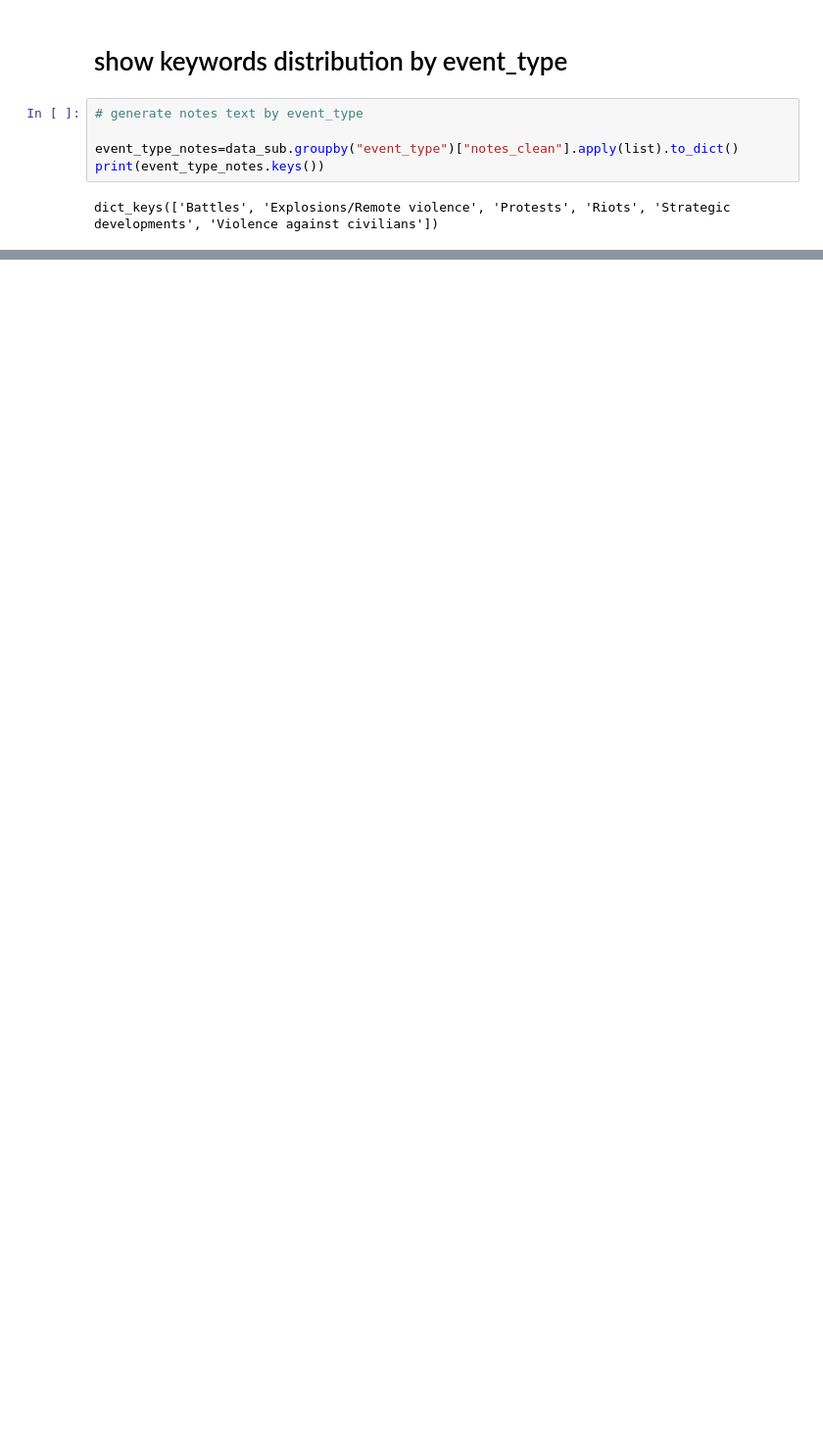
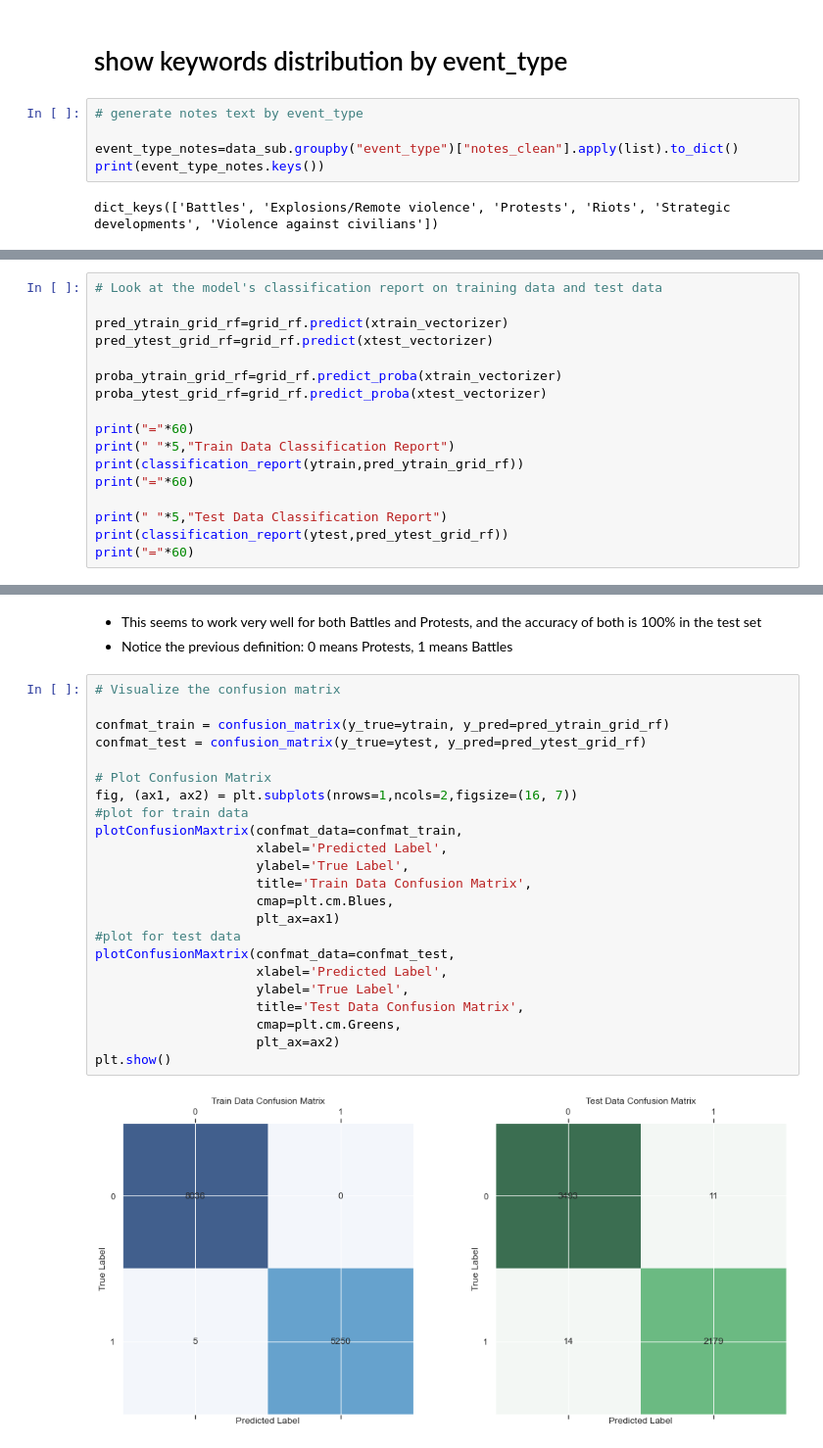
Before and after one commit to CargoCultScientist/ACLED_georgetown, a Jupyter notebook: Notebooks/ACLED-data-analysis.ipynb, the cells around one changed output, grey strips where cells are left out. Shown at 98% size. Cells and saved outputs as stored; diff of their text form; blank space fills up the shorter version.

Commit message:
Add files via upload
Cherie-Modeling

```diff
--- a/Notebooks/ACLED-data-analysis.ipynb
+++ b/Notebooks/ACLED-data-analysis.ipynb
@@ -301,0 +426,17 @@ for k in event_type_notes.keys():
+# %%
+# Look at the model's classification report on training data and test data
+
+pred_ytrain_grid_rf=grid_rf.predict(xtrain_vectorizer)
+pred_ytest_grid_rf=grid_rf.predict(xtest_vectorizer)
+
+proba_ytrain_grid_rf=grid_rf.predict_proba(xtrain_vectorizer)
+proba_ytest_grid_rf=grid_rf.predict_proba(xtest_vectorizer)
+
+print("="*60)
+print(" "*5,"Train Data Classification Report")
+print(classification_report(ytrain,pred_ytrain_grid_rf))
+print("="*60)
+
+print(" "*5,"Test Data Classification Report")
+print(classification_report(ytest,pred_ytest_grid_rf))
+print("="*60)
@@ -301,0 +461,28 @@ for k in event_type_notes.keys():
+# %% [markdown]
++ This seems to work very well for both Battles and Protests, and the accuracy of both is 100% in the test set
++ Notice the previous definition: 0 means Protests, 1 means Battles
+# %%
+# Visualize the confusion matrix
+
+confmat_train = confusion_matrix(y_true=ytrain, y_pred=pred_ytrain_grid_rf)
+confmat_test = confusion_matrix(y_true=ytest, y_pred=pred_ytest_grid_rf)
+
+# Plot Confusion Matrix
+fig, (ax1, ax2) = plt.subplots(nrows=1,ncols=2,figsize=(16, 7))
+#plot for train data
+plotConfusionMaxtrix(confmat_data=confmat_train,
+                     xlabel='Predicted Label',
+                     ylabel='True Label',
+                     title='Train Data Confusion Matrix',
+                     cmap=plt.cm.Blues,
+                     plt_ax=ax1)
+#plot for test data
+plotConfusionMaxtrix(confmat_data=confmat_test,
+                     xlabel='Predicted Label',
+                     ylabel='True Label',
+                     title='Test Data Confusion Matrix',
+                     cmap=plt.cm.Greens,
+                     plt_ax=ax2)
+plt.show()
+# %% [output]
+[figure, added]
```
Also changed, not shown: parts of 28 cells of this notebook.
